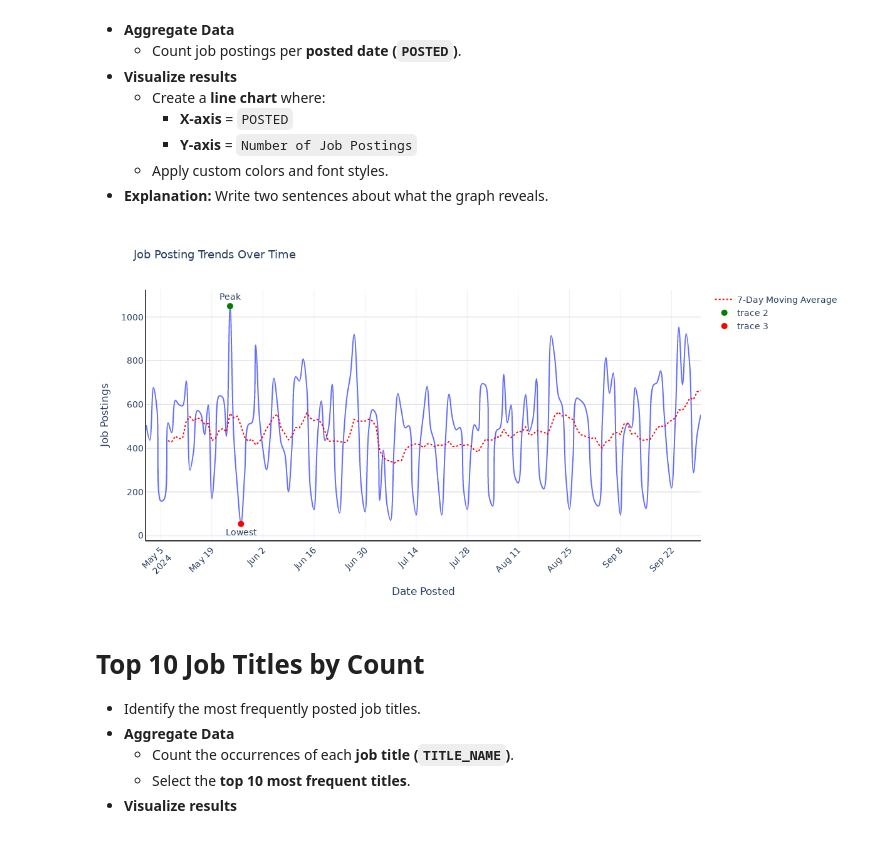
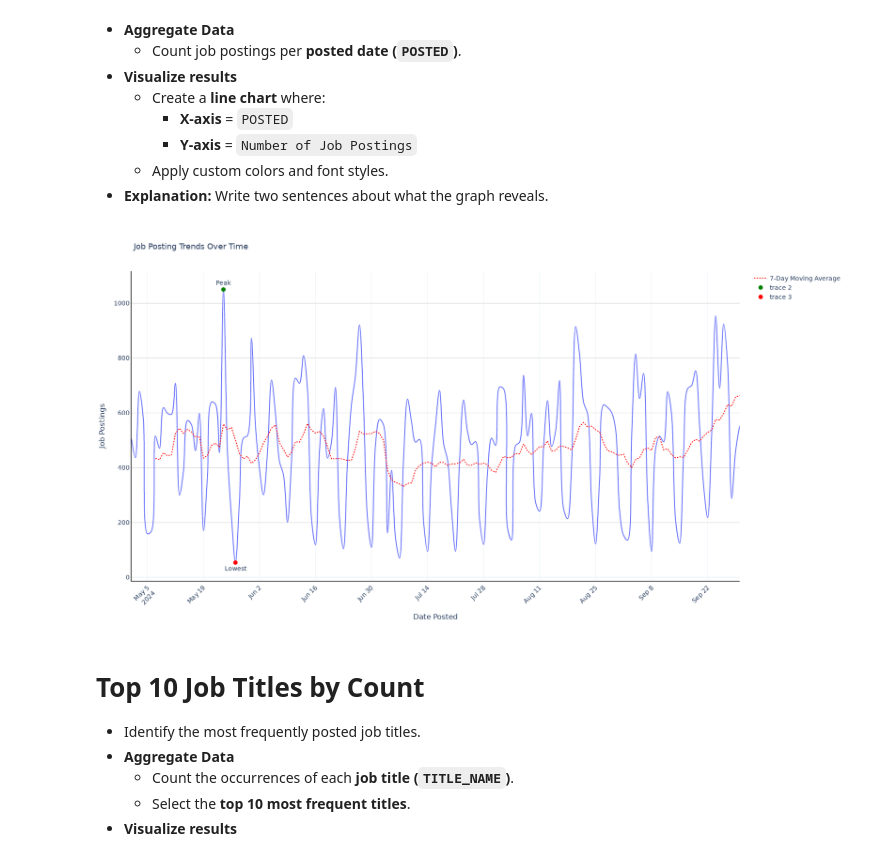
Before and after one commit to met-ad-688/lab06-prabuj1611, a Jupyter notebook: lab06_yourname.ipynb, the cells around one changed output. Cells and saved outputs as stored; diff of their text form; code cells hidden in the pictures.

Commit message:
update plot configuration for improved clarity Q3

```diff
--- a/lab06_yourname.ipynb
+++ b/lab06_yourname.ipynb
@@ -289,8 +289,8 @@ fig = px.line(
     y="Number of Job Postings",
     title="Job Posting Trends Over Time",
     labels={"POSTED": "Date Posted", "Number of Job Postings": "Job Postings"},
-    width=1200,
-    height=600,
+    width=1700,
+    height=900,
     line_shape="spline",
 )
 
@@ -327,34 +327,34 @@ fig.add_trace(
         mode="markers+text",
         text="Lowest",
         textposition="bottom center",
         marker=dict(color="red", size=10)
     )
 )
 
 # Improve layout with a light theme and contrasting colors
 fig.update_layout(
     template="plotly_white",
     font=dict(family="Arial", size=14),
     title_font=dict(size=18),
     xaxis=dict(
         showline=True,
         linewidth=1.5,
         linecolor="black",
         tickangle=-45
     ),
     yaxis=dict(
         showline=True,
         linewidth=1.5,
         linecolor="black",
         gridcolor="lightgray"
     ),
     plot_bgcolor="white",
 )
 
 # Show the plot
 fig.show()
 # %% [output]
-[figure, old version]
+[figure, new version]
 # %% [markdown]
 # Top 10 Job Titles by Count
 - Identify the most frequently posted job titles.
```
